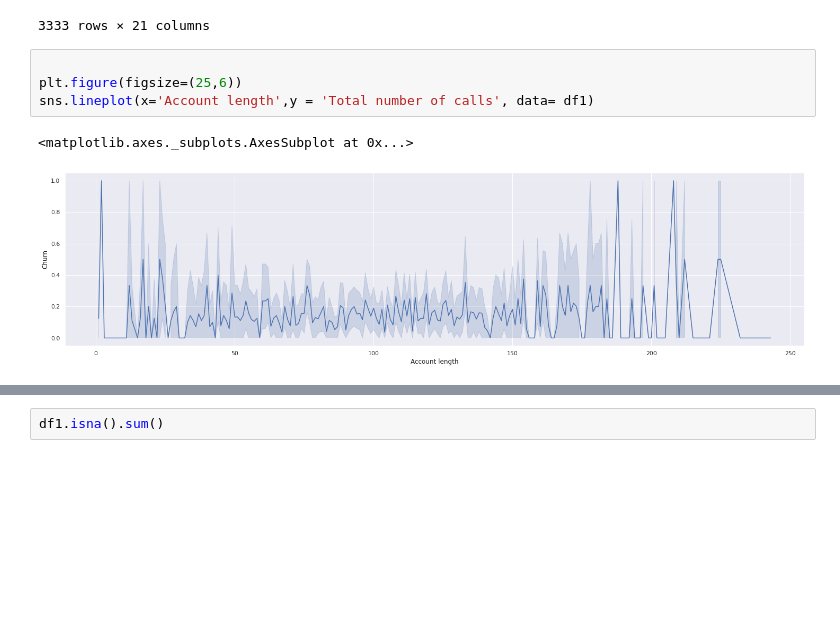
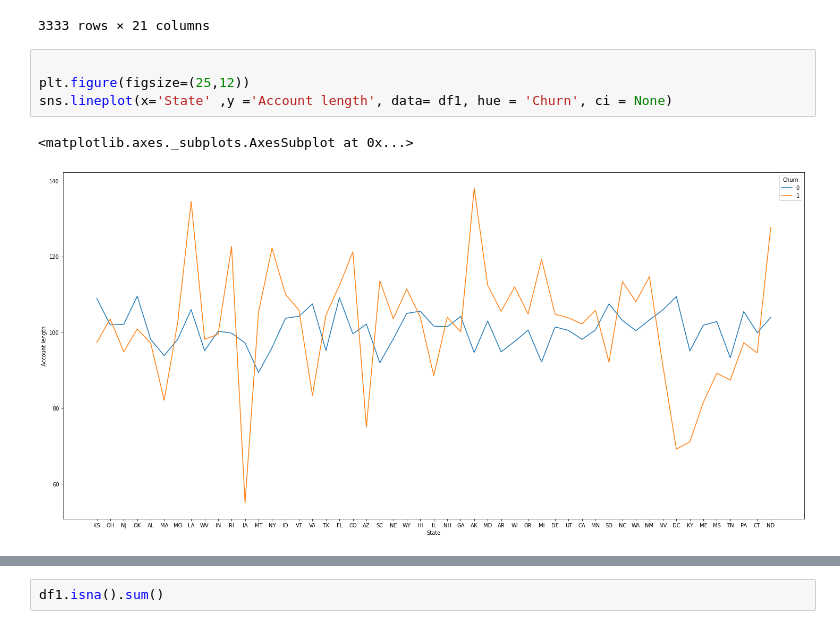
Before and after one commit to ZeeshanAhmed95/Zeeshan-Ahmed-Captsone-EDA, a Jupyter notebook: EDA_Capstone_Project.ipynb, the cells around one changed output, grey strips where cells are left out. Drawn from its saved outputs; the diff is of its cells as text; blank space fills up the shorter version.

```diff
--- a/EDA_Capstone_Project.ipynb
+++ b/EDA_Capstone_Project.ipynb
@@ -509,8 +496,8 @@ df1
 3333 rows × 21 columns
 # %%
 
-plt.figure(figsize=(25,6))
-sns.lineplot(x='Account length',y = 'Total number of calls', data= df1)
+plt.figure(figsize=(25,12))
+sns.lineplot(x='State' ,y ='Account length', data= df1, hue = 'Churn', ci = None)
 # %% [output]
 <matplotlib.axes._subplots.AxesSubplot at 0x...>
-[figure, old version]
+[figure, new version]
```
Also changed, not shown: parts of 34 cells of this notebook.
